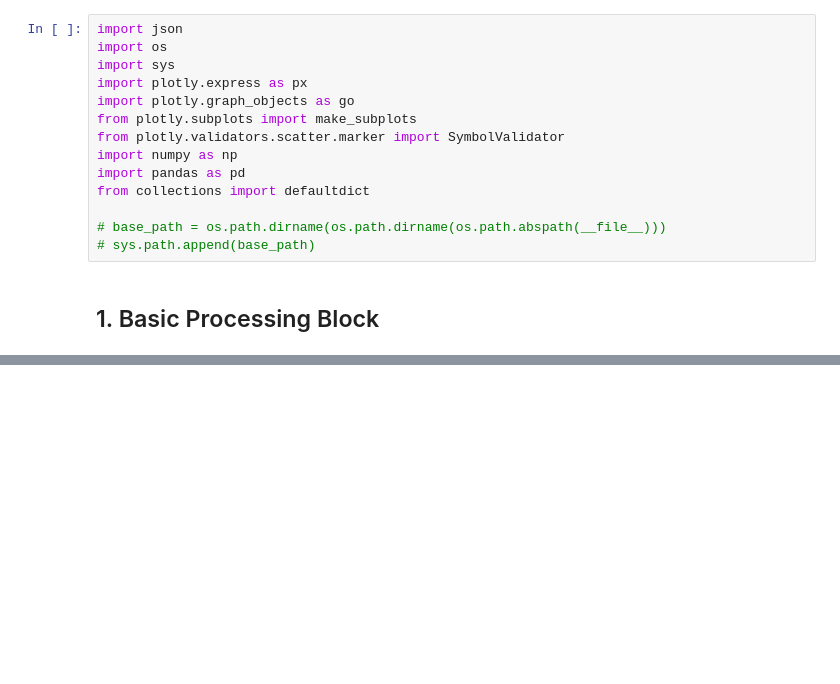
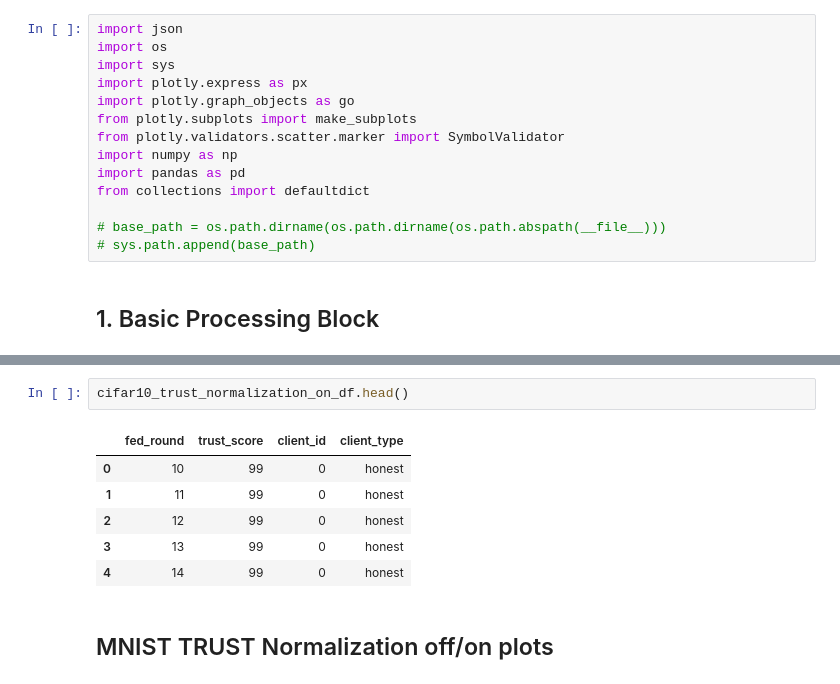
Before and after one commit to fnc11/CosDefence, a Jupyter notebook: notebooks/hp_tuning_visualization.ipynb, the cells around one changed output, grey strips where cells are left out. Drawn from its saved outputs; the diff is of its cells as text; blank space fills up the shorter version.

```diff
--- a/notebooks/hp_tuning_visualization.ipynb
+++ b/notebooks/hp_tuning_visualization.ipynb
@@ -306,0 +103,11 @@ FileNotFoundError: [Errno 2] No such file or directory: '/home/fnx11/thesis/code
+# %%
+cifar10_trust_normalization_on_df.head()
+# %% [output]
+|  | fed_round | trust_score | client_id | client_type |
+| 0 | 10 | 99 | 0 | honest |
+| 1 | 11 | 99 | 0 | honest |
+| 2 | 12 | 99 | 0 | honest |
+| 3 | 13 | 99 | 0 | honest |
+| 4 | 14 | 99 | 0 | honest |
+# %% [markdown]
+## MNIST TRUST Normalization off/on plots
```
Also changed, not shown: parts of 22 cells of this notebook, 49 other files.
